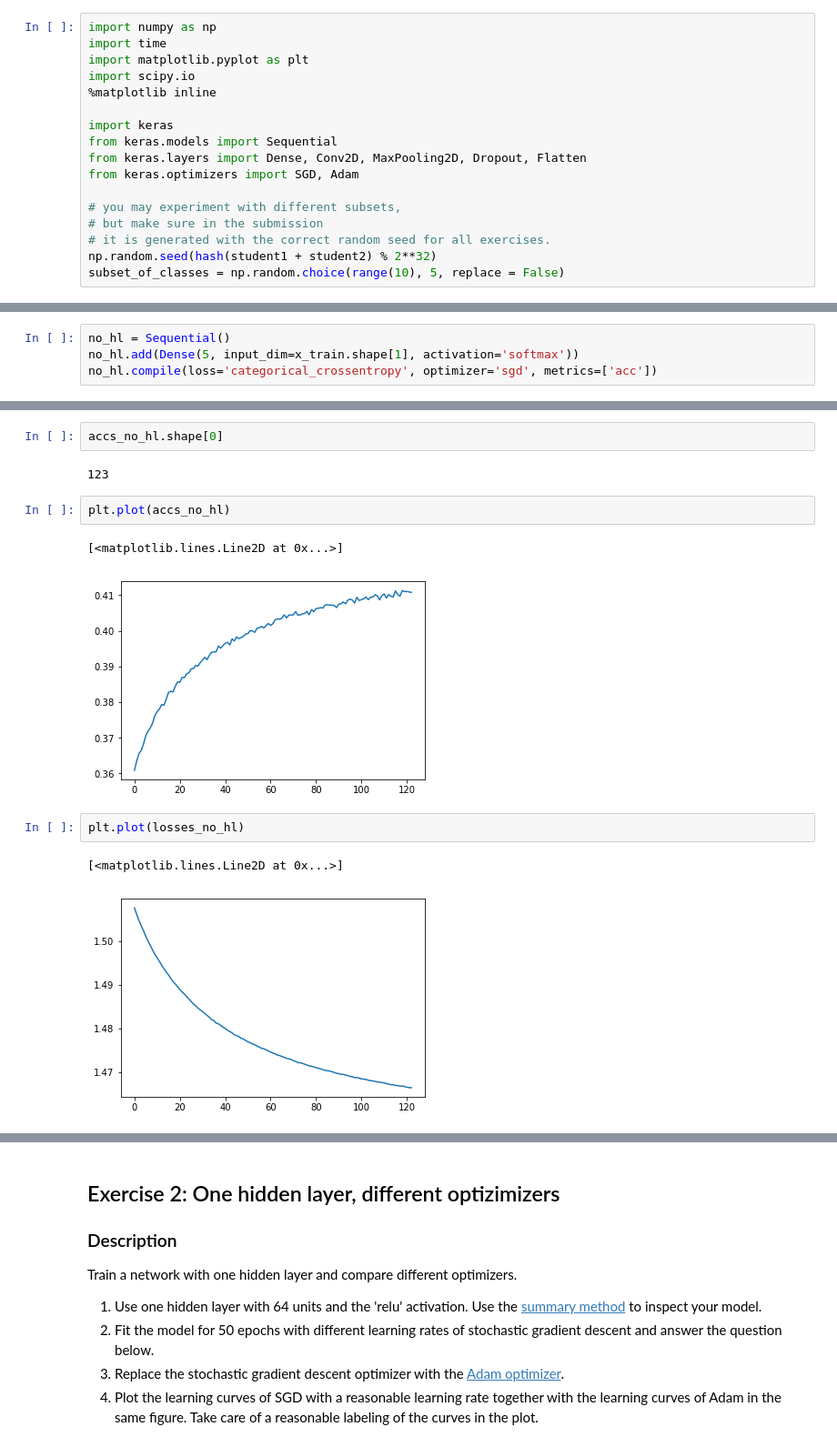
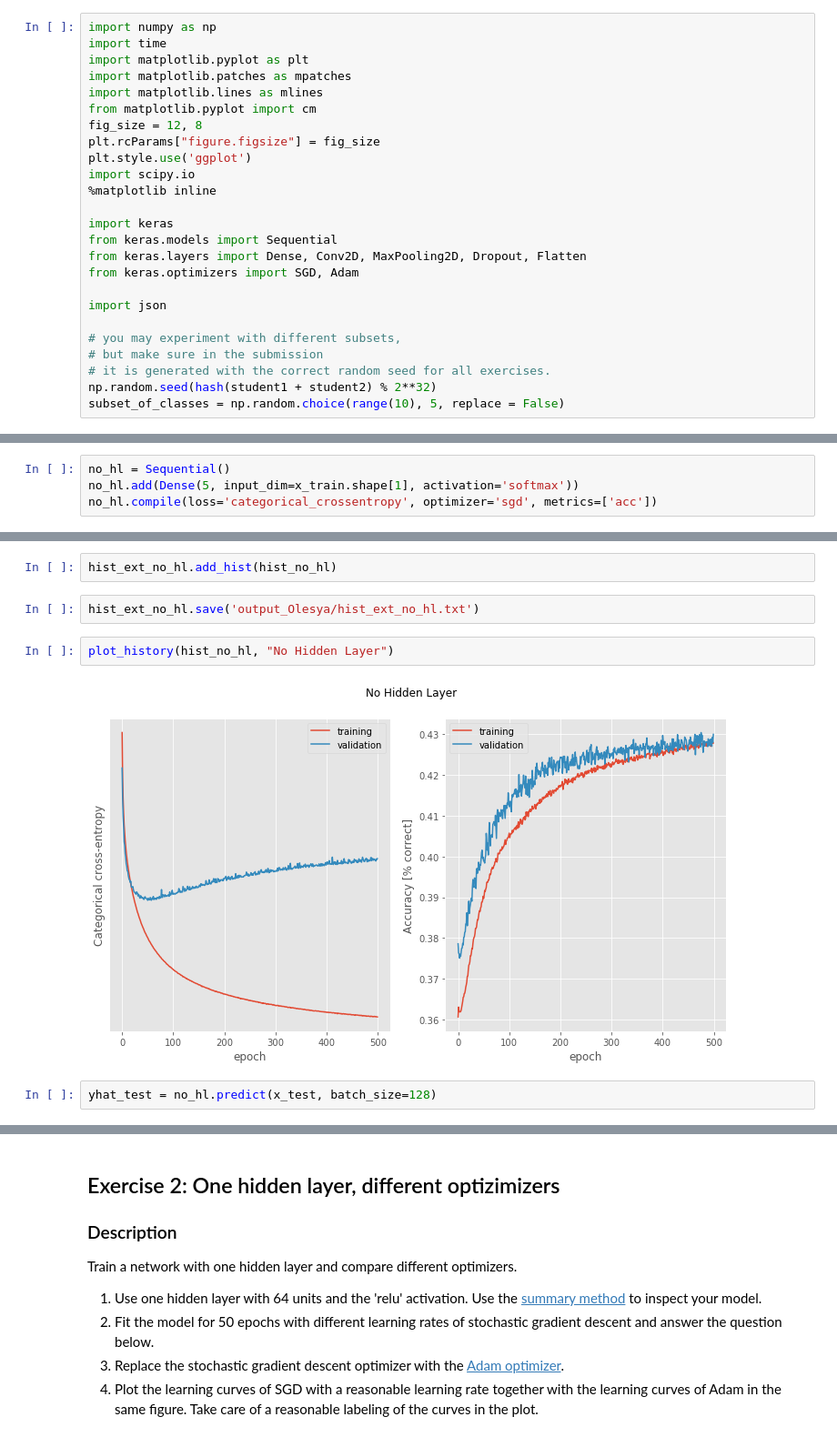
Before and after one commit to lguillain/Artificial-Neural-Networks, a Jupyter notebook: miniproject1/miniproject1_Olesya.ipynb, the cells around one changed output, grey strips where cells are left out. Shown at 91% size. Cells and saved outputs as stored; diff of their text form.

```diff
--- a/miniproject1/miniproject1_Olesya.ipynb
+++ b/miniproject1/miniproject1_Olesya.ipynb
@@ -42,6 +42,12 @@ For your convenience we provide here some functions to preprocess the data and p
 import numpy as np
 import time
 import matplotlib.pyplot as plt
+import matplotlib.patches as mpatches
+import matplotlib.lines as mlines
+from matplotlib.pyplot import cm
+fig_size = 12, 8
+plt.rcParams["figure.figsize"] = fig_size
+plt.style.use('ggplot')
 import scipy.io
 %matplotlib inline
 
@@ -50,6 +56,8 @@ from keras.models import Sequential
 from keras.layers import Dense, Conv2D, MaxPooling2D, Dropout, Flatten
 from keras.optimizers import SGD, Adam
 
+import json
+
 # you may experiment with different subsets,
 # but make sure in the submission
 # it is generated with the correct random seed for all exercises.
@@ -228,14 +436,10 @@ losses_no_hl = np.concatenate((losses_no_hl, hist_no_hl.history['loss']))
-# %%
-accs_no_hl.shape[0]
-# %% [output]
-123
-# %%
-plt.plot(accs_no_hl)
-# %% [output]
-[<matplotlib.lines.Line2D at 0x...>]
-[figure, removed]
-# %%
-plt.plot(losses_no_hl)
-# %% [output]
-[<matplotlib.lines.Line2D at 0x...>]
-[figure, removed]
+# %%
+hist_ext_no_hl.add_hist(hist_no_hl)
+# %%
+hist_ext_no_hl.save('output_Olesya/hist_ext_no_hl.txt')
+# %%
+plot_history(hist_no_hl, "No Hidden Layer")
+# %% [output]
+[figure, added]
+# %%
+yhat_test = no_hl.predict(x_test, batch_size=128)
```
Also changed, not shown: parts of 35 cells of this notebook, 5 other files.
